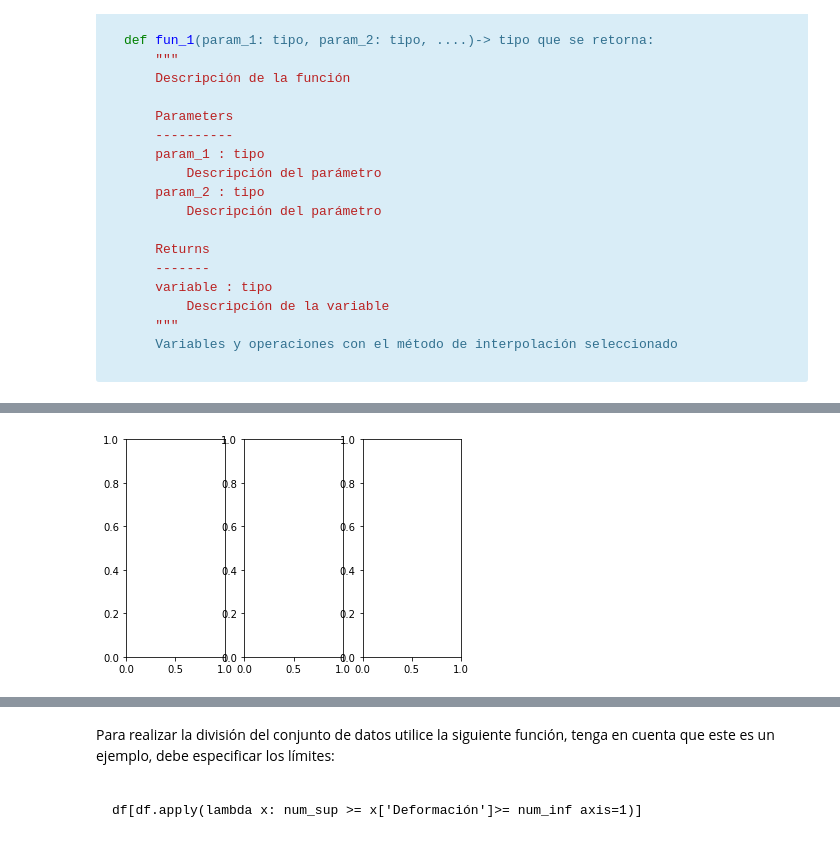
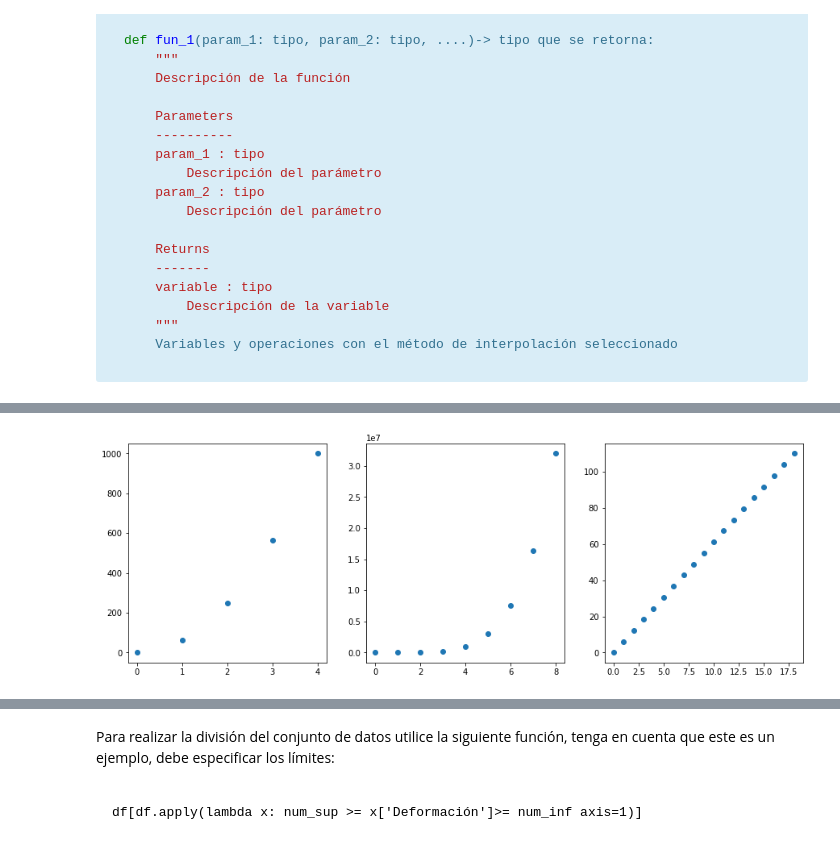
Before and after one commit to JuanGarcia202014347/IMEC-2001-JuanGarcia, a Jupyter notebook: week 3/Taller 1 - Interpolación y Raices/Taller_1_202014347.ipynb, the cells around one changed output, grey strips where cells are left out. Saved outputs shown, nothing was run; the diff lists cells and outputs as text; code cells hidden in the pictures.

```diff
--- a/week 3/Taller 1 - Interpolación y Raices/Taller_1_202014347.ipynb
+++ b/week 3/Taller 1 - Interpolación y Raices/Taller_1_202014347.ipynb
@@ -131,10 +152,19 @@ datos_3 = np.array([0.        ,   6.12244898,  12.24489796,  18.36734694,
 datos_1_x = np.arange(len(datos_1))
 datos_2_x = np.arange(len(datos_2))
 datos_3_x = np.arange(len(datos_3))
-# %%
-# 1.2. Gráficar en un subplot 3 columnas - 1 fila
-fig, axs = plt.subplots(1, 3)
-# %% [output]
-[figure, removed]
+# %%
+# 1.2. Gráficar en un subplot 3 columnas - 1 fila
+fig, ax = plt.subplots(1, 3, figsize=(15, 5))
+
+
+ax[0].scatter(datos_1_x, datos_1, label='Datos 1')
+ax[1].scatter(datos_2_x, datos_2, label='Datos 2')
+ax[2].scatter(datos_3_x, datos_3, label='Datos 3')
+
+x1_nuevo = np.linspace(datos_1_x.min(), datos_1_x.max(), 300)
+x2_nuevo = np.linspace(datos_2_x.min(), datos_2_x.max(), 300)
+x3_nuevo = np.linspace(datos_3_x.min(), datos_3_x.max(), 300)
+# %% [output]
+[figure, added]
 # %%
 # Importar librerías para la interpolación
```
Also changed, not shown: parts of 13 cells of this notebook.
